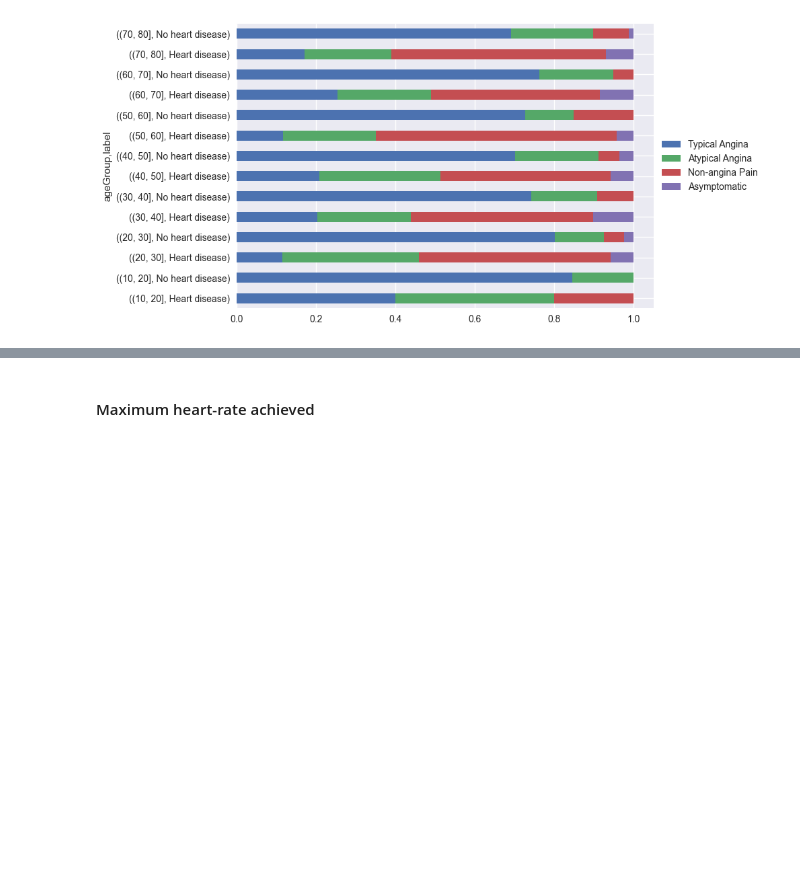
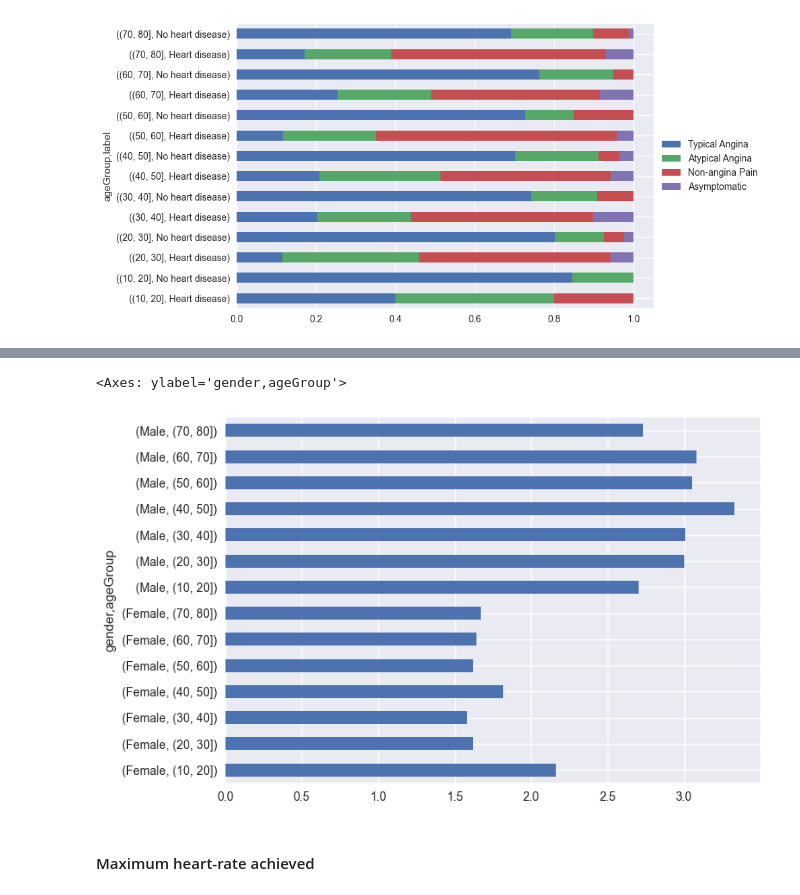
Before and after one commit to lexotero/kcl-7CCSONAR-analysis-and-reporting, a Jupyter notebook: src/notebook.ipynb, the cells around one changed output, grey strips where cells are left out. Saved outputs shown, nothing was run; the diff lists cells and outputs as text; code cells hidden in the pictures; blank space fills up the shorter version.

```diff
--- a/src/notebook.ipynb
+++ b/src/notebook.ipynb
@@ -260,3 +257,8 @@ ValueError: scatter requires an x and y column
+# %%
+df.groupby(["gender", "ageGroup"])["oldpeak"].mean().plot.barh()
+# %% [output]
+<Axes: ylabel='gender,ageGroup'>
+[figure, added]
 # %% [markdown]
 #### Maximum heart-rate achieved
 # %% [markdown]
```
Also changed, not shown: parts of 2 cells of this notebook.
